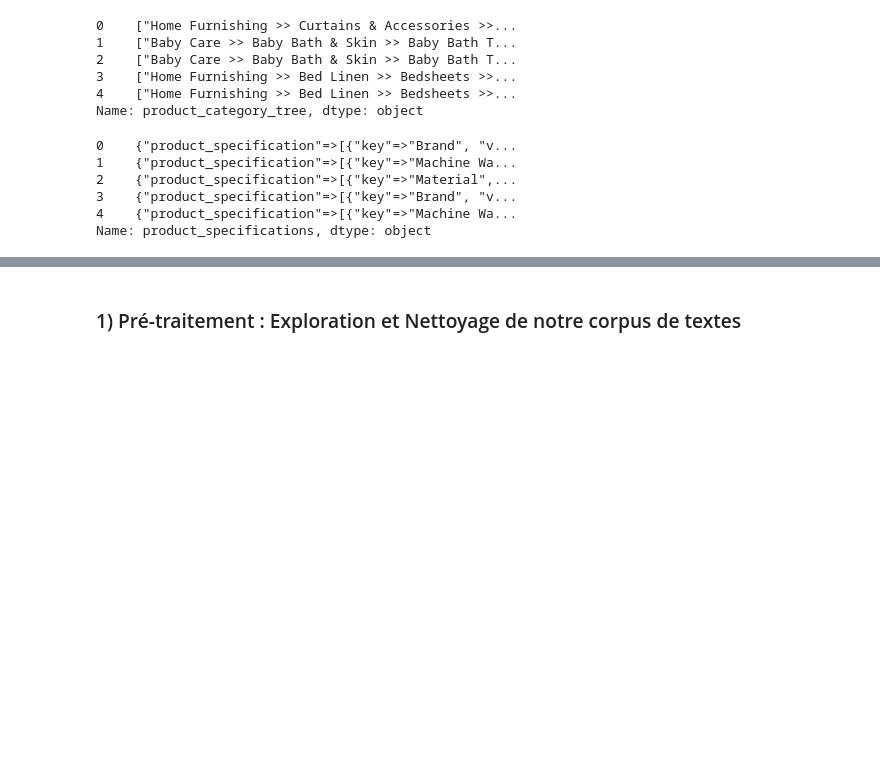
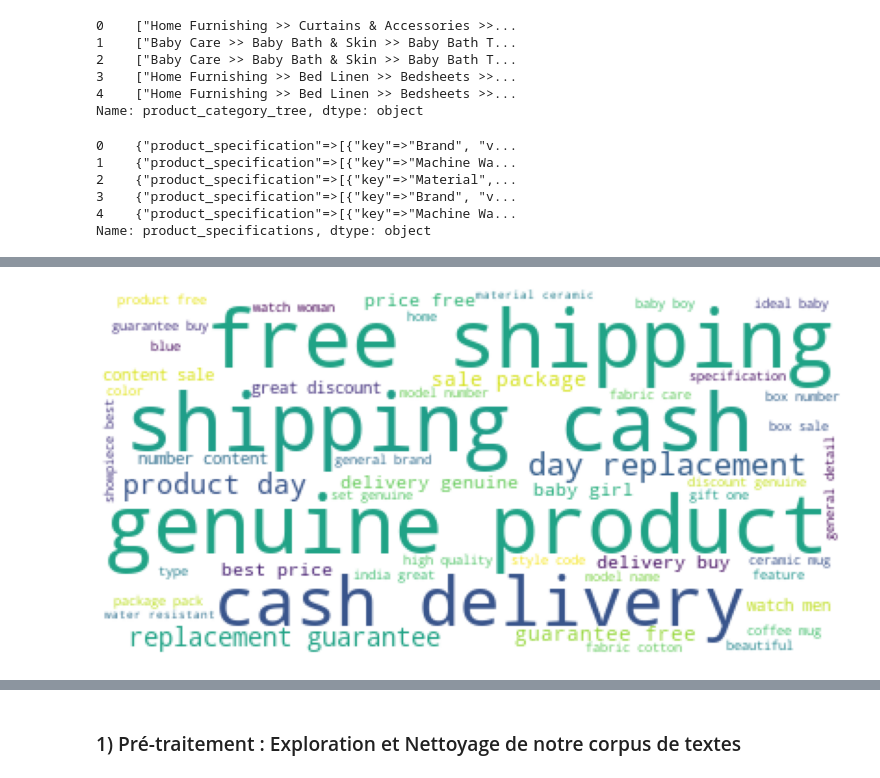
Before and after one commit to oumeima-elgharbi/P6_Data_Science_OpenClassrooms, a Jupyter notebook: P6_01_NLP.ipynb, the cells around one changed output, grey strips where cells are left out. Drawn from its saved outputs; the diff is of its cells as text; code cells hidden in the pictures; blank space fills up the shorter version.

```diff
--- a/P6_01_NLP.ipynb
+++ b/P6_01_NLP.ipynb
@@ -330,0 +1030,4 @@ data_cleaned.to_csv("dataset/data.csv", index=False, sep=',')
+# %%
+ps = PorterStemmer()
+eng_words_stem = [ps.stem(i) for i in eng_words]
+display_tokens_info(eng_words_stem)
@@ -330,0 +1042,4 @@ data_cleaned.to_csv("dataset/data.csv", index=False, sep=',')
+# %%
+lm = WordNetLemmatizer()
+eng_words_lem = [lm.lemmatize(i) for i in eng_words]
+display_tokens_info(eng_words_lem)
@@ -330,0 +1131,4 @@ data_cleaned.to_csv("dataset/data.csv", index=False, sep=',')
+# %%
+corpus = process_text_4(raw_corpus, rejoin=False, lem_or_stem="stem", list_rare_words=list_unique_words, eng_words=eng_words_stem)
+
+display_tokens_info(corpus)
@@ -330,0 +1143,3 @@ data_cleaned.to_csv("dataset/data.csv", index=False, sep=',')
+# %%
+corpus_lem = process_text_4(raw_corpus, rejoin=False, lem_or_stem="lem", list_rare_words=list_unique_words, eng_words=eng_words_lem)
+pd.Series(corpus_lem).sample(30)
@@ -330,0 +1236,18 @@ data_cleaned.to_csv("dataset/data.csv", index=False, sep=',')
+# %%
+def display_wordcloud(corpus_list):
+    plt.figure(figsize=(20, 20))
+    # so that we can display a lot of images in the same cell
+    rows = len(corpus_list)
+    columns = 1
+    for i, corpus in enumerate(corpus_list):
+        wordcloud = WordCloud(background_color='white',
+                              stopwords=[],
+                              max_words=50).generate(" ".join(corpus))
+        plt.subplot(rows, columns, i + 1)
+        plt.imshow(wordcloud)
+        plt.axis("off")
+    #plt.show;
+
+display_wordcloud([corpus_lem])
+# %% [output]
+[figure, added]
```
Also changed, not shown: parts of 145 cells of this notebook, 2 other files.
